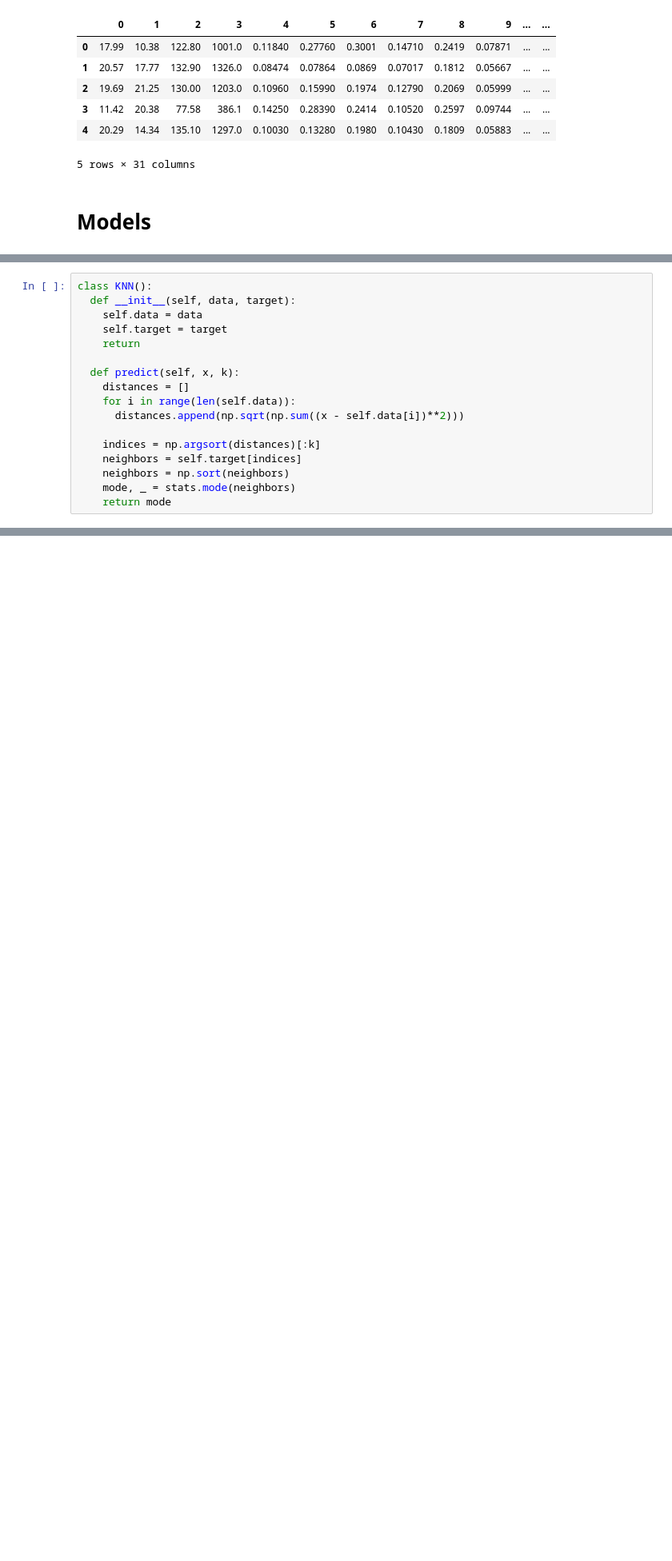
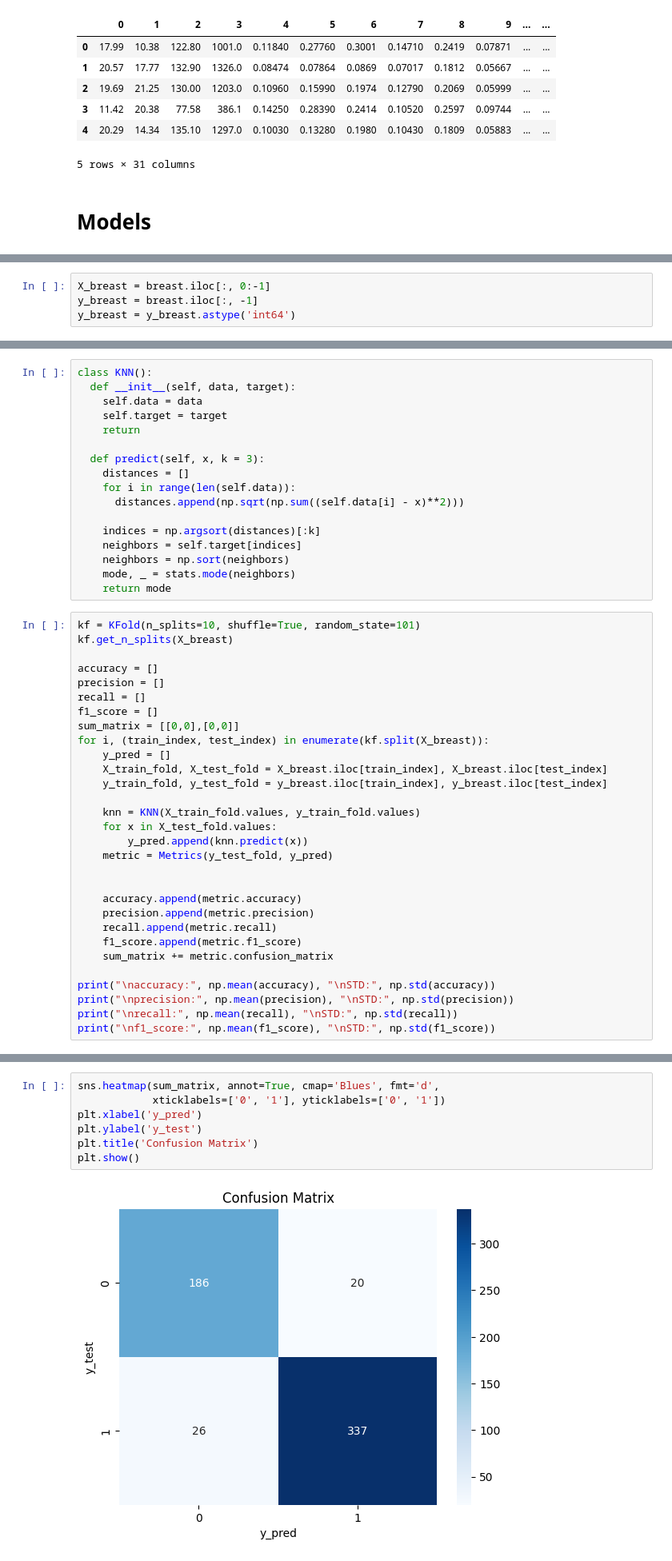
Before and after one commit to viniciuspxc/Reconhecimento_de_Padroes, a Jupyter notebook: Listas/Lista 4/Lista 04.ipynb, the cells around one changed output, grey strips where cells are left out. Shown at 80% size. Saved outputs shown, nothing was run; the diff lists cells and outputs as text; blank space fills up the shorter version.

```diff
--- a/Listas/Lista 4/Lista 04.ipynb
+++ b/Listas/Lista 4/Lista 04.ipynb
@@ -30 +66,5 @@ breast.head()
+# %%
+X_breast = breast.iloc[:, 0:-1]
+y_breast = breast.iloc[:, -1]
+y_breast = y_breast.astype('int64')
 # %% [markdown]
@@ -38,13 +242,43 @@ class KNN():
     self.target = target
     return
 
-  def predict(self, x, k):
+  def predict(self, x, k = 3):
     distances = []
     for i in range(len(self.data)):
-      distances.append(np.sqrt(np.sum((x - self.data[i])**2)))
+      distances.append(np.sqrt(np.sum((self.data[i] - x)**2)))
 
     indices = np.argsort(distances)[:k]
     neighbors = self.target[indices]
     neighbors = np.sort(neighbors)
     mode, _ = stats.mode(neighbors)
     return mode
+# %%
+kf = KFold(n_splits=10, shuffle=True, random_state=101)
+kf.get_n_splits(X_breast)
+
+accuracy = []
+precision = []
+recall = []
+f1_score = []
+sum_matrix = [[0,0],[0,0]]
+for i, (train_index, test_index) in enumerate(kf.split(X_breast)):
+    y_pred = []
+    X_train_fold, X_test_fold = X_breast.iloc[train_index], X_breast.iloc[test_index]
+    y_train_fold, y_test_fold = y_breast.iloc[train_index], y_breast.iloc[test_index]
+
+    knn = KNN(X_train_fold.values, y_train_fold.values)
+    for x in X_test_fold.values:
+        y_pred.append(knn.predict(x))
+    metric = Metrics(y_test_fold, y_pred)
+
+
+    accuracy.append(metric.accuracy)
+    precision.append(metric.precision)
+    recall.append(metric.recall)
+    f1_score.append(metric.f1_score)
+    sum_matrix += metric.confusion_matrix
+
+print("\naccuracy:", np.mean(accuracy), "\nSTD:", np.std(accuracy))
+print("\nprecision:", np.mean(precision), "\nSTD:", np.std(precision))
+print("\nrecall:", np.mean(recall), "\nSTD:", np.std(recall))
+print("\nf1_score:", np.mean(f1_score), "\nSTD:", np.std(f1_score))
@@ -50,0 +297,9 @@ class KNN():
+# %%
+sns.heatmap(sum_matrix, annot=True, cmap='Blues', fmt='d',
+            xticklabels=['0', '1'], yticklabels=['0', '1'])
+plt.xlabel('y_pred')
+plt.ylabel('y_test')
+plt.title('Confusion Matrix')
+plt.show()
+# %% [output]
+[figure, added]
```
Also changed, not shown: parts of 13 cells of this notebook.
